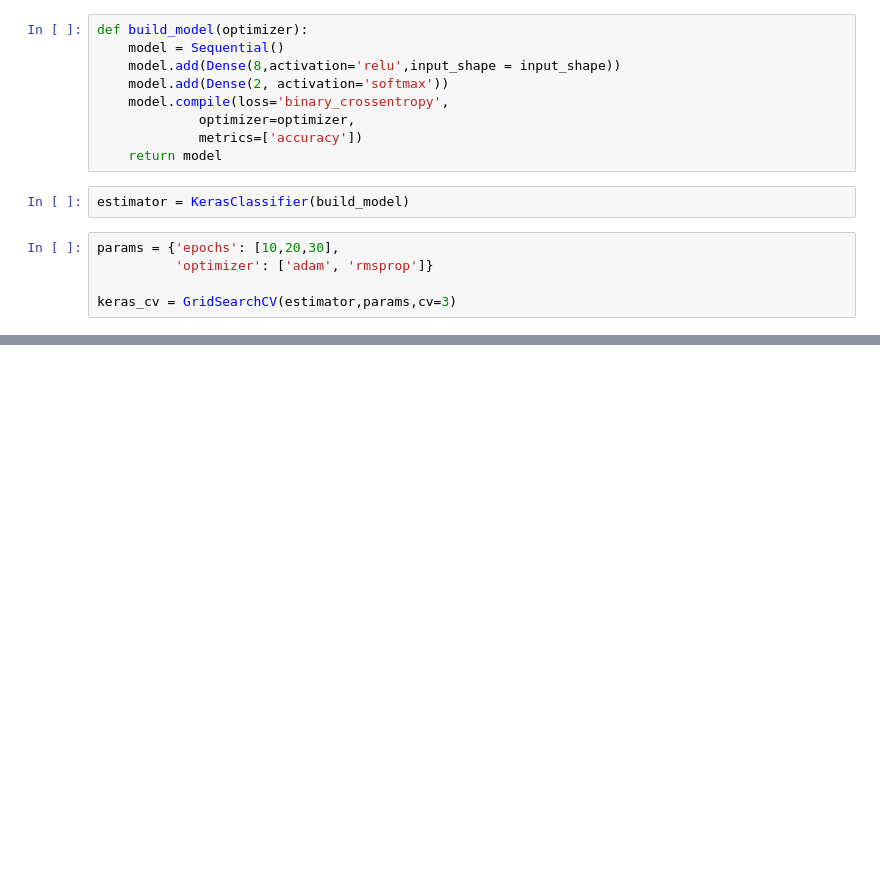
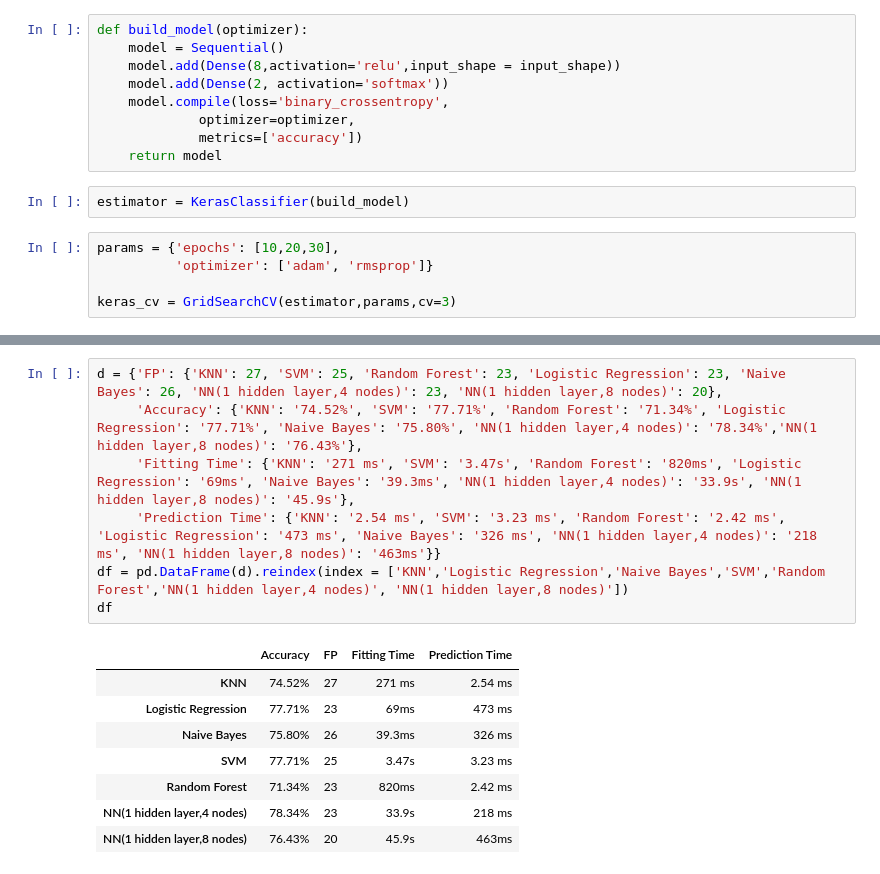
Before and after one commit to emmpew/mass_lesion_classification, a Jupyter notebook: mass_lesion_classification.ipynb, the cells around one changed output, grey strips where cells are left out. Drawn from its saved outputs; the diff is of its cells as text; blank space fills up the shorter version.

```diff
--- a/mass_lesion_classification.ipynb
+++ b/mass_lesion_classification.ipynb
@@ -1033,0 +1074,16 @@ By increasing the number of nodes of the hidden layer to 8, the accuracy dropped
+# %%
+d = {'FP': {'KNN': 27, 'SVM': 25, 'Random Forest': 23, 'Logistic Regression': 23, 'Naive Bayes': 26, 'NN(1 hidden layer,4 nodes)': 23, 'NN(1 hidden layer,8 nodes)': 20},
+     'Accuracy': {'KNN': '74.52%', 'SVM': '77.71%', 'Random Forest': '71.34%', 'Logistic Regression': '77.71%', 'Naive Bayes': '75.80%', 'NN(1 hidden layer,4 nodes)': '78.34%','NN(1 hidden layer,8 nodes)': '76.43%'},
+     'Fitting Time': {'KNN': '271 ms', 'SVM': '3.47s', 'Random Forest': '820ms', 'Logistic Regression': '69ms', 'Naive Bayes': '39.3ms', 'NN(1 hidden layer,4 nodes)': '33.9s', 'NN(1 hidden layer,8 nodes)': '45.9s'},
+     'Prediction Time': {'KNN': '2.54 ms', 'SVM': '3.23 ms', 'Random Forest': '2.42 ms', 'Logistic Regression': '473 ms', 'Naive Bayes': '326 ms', 'NN(1 hidden layer,4 nodes)': '218 ms', 'NN(1 hidden layer,8 nodes)': '463ms'}}
+df = pd.DataFrame(d).reindex(index = ['KNN','Logistic Regression','Naive Bayes','SVM','Random Forest','NN(1 hidden layer,4 nodes)', 'NN(1 hidden layer,8 nodes)'])
+df
+# %% [output]
+|  | Accuracy | FP | Fitting Time | Prediction Time |
+| KNN | 74.52% | 27 | 271 ms | 2.54 ms |
+| Logistic Regression | 77.71% | 23 | 69ms | 473 ms |
+| Naive Bayes | 75.80% | 26 | 39.3ms | 326 ms |
+| SVM | 77.71% | 25 | 3.47s | 3.23 ms |
+| Random Forest | 71.34% | 23 | 820ms | 2.42 ms |
+| NN(1 hidden layer,4 nodes) | 78.34% | 23 | 33.9s | 218 ms |
+| NN(1 hidden layer,8 nodes) | 76.43% | 20 | 45.9s | 463ms |
```
Also changed, not shown: parts of 39 cells of this notebook.
